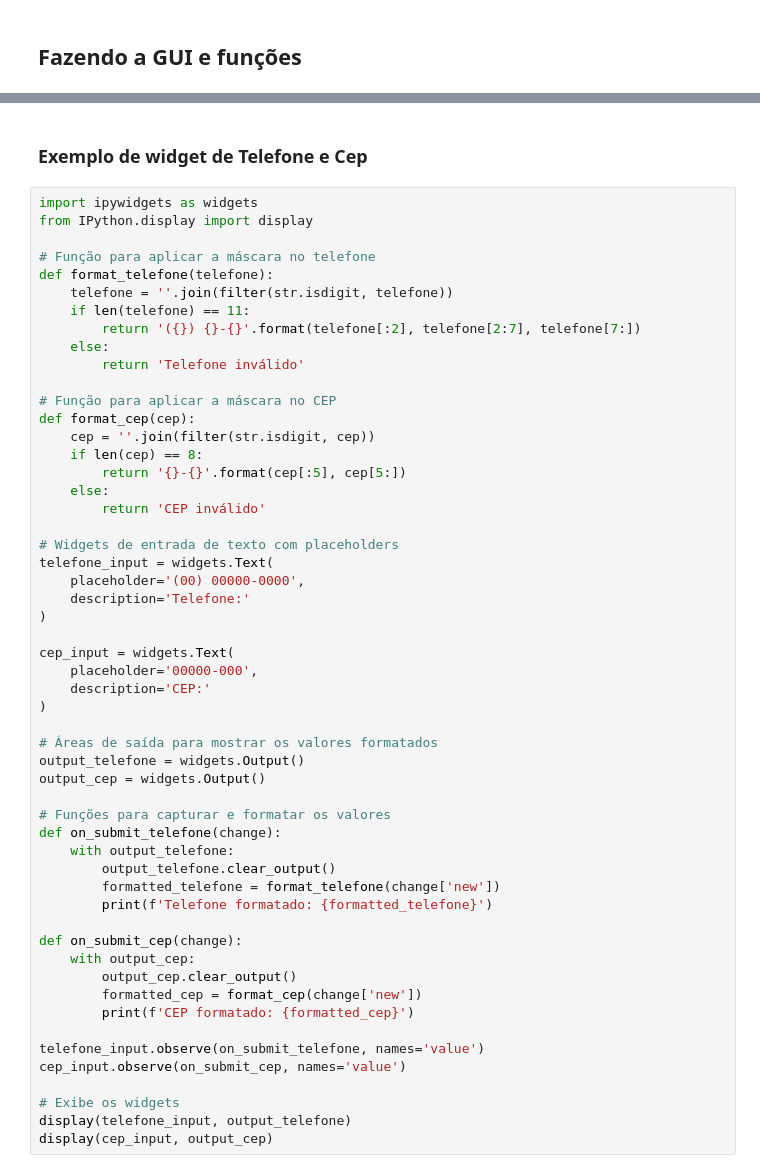
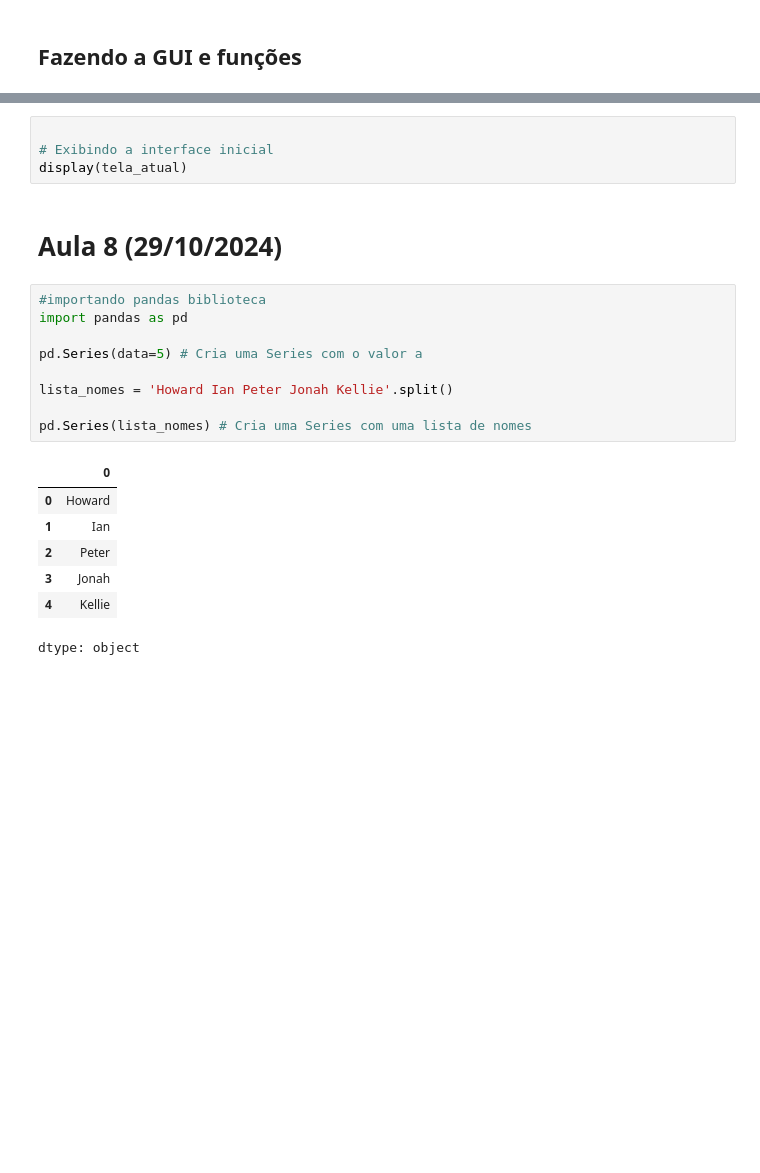
Before and after one commit to zzleozz100/linguagem-de-programacao, a Jupyter notebook: aulas.ipynb, the cells around one changed output, grey strips where cells are left out. Drawn from its saved outputs; the diff is of its cells as text; blank space fills up the shorter version.

```diff
--- a/aulas.ipynb
+++ b/aulas.ipynb
@@ -1054,56 +1088,23 @@ Text(value='', description='CPF:', placeholder='000.000.000-00')
-# %% [markdown]
-### Exemplo de widget de Telefone e Cep
-# %%
-import ipywidgets as widgets
-from IPython.display import display
-
-# Função para aplicar a máscara no telefone
-def format_telefone(telefone):
-    telefone = ''.join(filter(str.isdigit, telefone))
-    if len(telefone) == 11:
-        return '({}) {}-{}'.format(telefone[:2], telefone[2:7], telefone[7:])
-    else:
-        return 'Telefone inválido'
-
-# Função para aplicar a máscara no CEP
-def format_cep(cep):
-    cep = ''.join(filter(str.isdigit, cep))
-    if len(cep) == 8:
-        return '{}-{}'.format(cep[:5], cep[5:])
-    else:
-        return 'CEP inválido'
-
-# Widgets de entrada de texto com placeholders
-telefone_input = widgets.Text(
-    placeholder='(00) 00000-0000',
-    description='Telefone:'
-)
-
-cep_input = widgets.Text(
-    placeholder='00000-000',
-    description='CEP:'
-)
-
-# Áreas de saída para mostrar os valores formatados
-output_telefone = widgets.Output()
-output_cep = widgets.Output()
-
-# Funções para capturar e formatar os valores
-def on_submit_telefone(change):
-    with output_telefone:
-        output_telefone.clear_output()
-        formatted_telefone = format_telefone(change['new'])
-        print(f'Telefone formatado: {formatted_telefone}')
-
-def on_submit_cep(change):
-    with output_cep:
-        output_cep.clear_output()
-        formatted_cep = format_cep(change['new'])
-        print(f'CEP formatado: {formatted_cep}')
-
-telefone_input.observe(on_submit_telefone, names='value')
-cep_input.observe(on_submit_cep, names='value')
-
-# Exibe os widgets
-display(telefone_input, output_telefone)
-display(cep_input, output_cep)
+# %%
+
+# Exibindo a interface inicial
+display(tela_atual)
+# %% [markdown]
+# Aula 8 (29/10/2024)
+# %%
+#importando pandas biblioteca
+import pandas as pd
+
+pd.Series(data=5) # Cria uma Series com o valor a
+
+lista_nomes = 'Howard Ian Peter Jonah Kellie'.split()
+
+pd.Series(lista_nomes) # Cria uma Series com uma lista de nomes
+# %% [output]
+|  | 0 |
+| 0 | Howard |
+| 1 | Ian |
+| 2 | Peter |
+| 3 | Jonah |
+| 4 | Kellie |
+dtype: object
```
Also changed, not shown: parts of 10 cells of this notebook.
